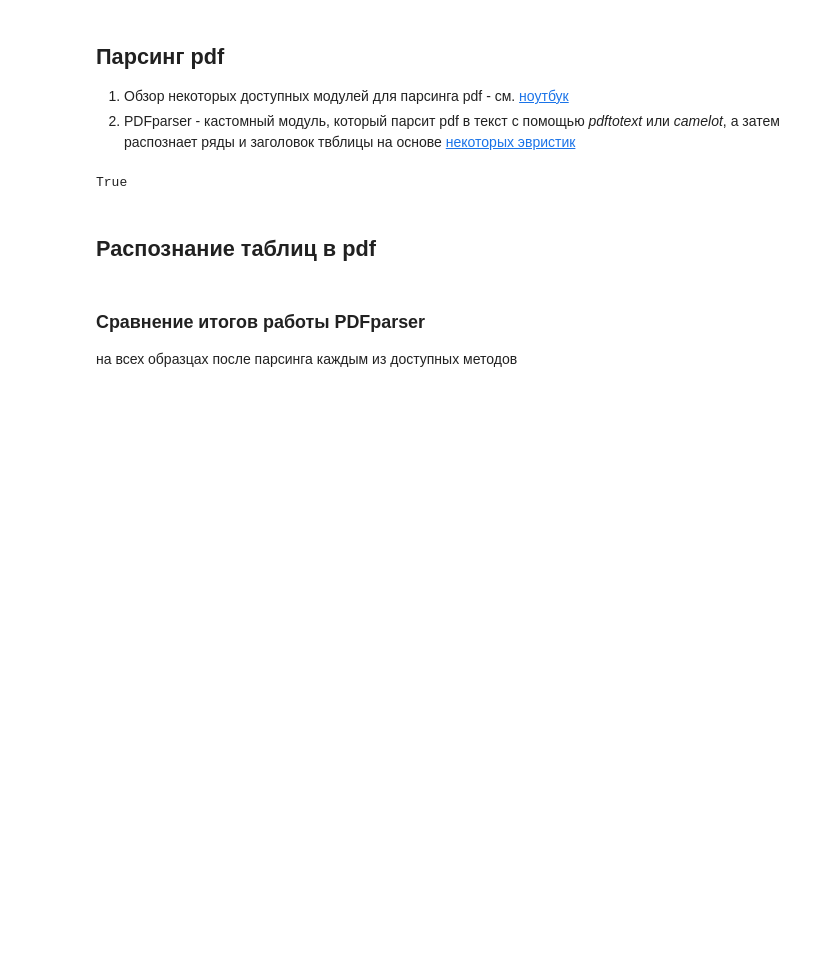
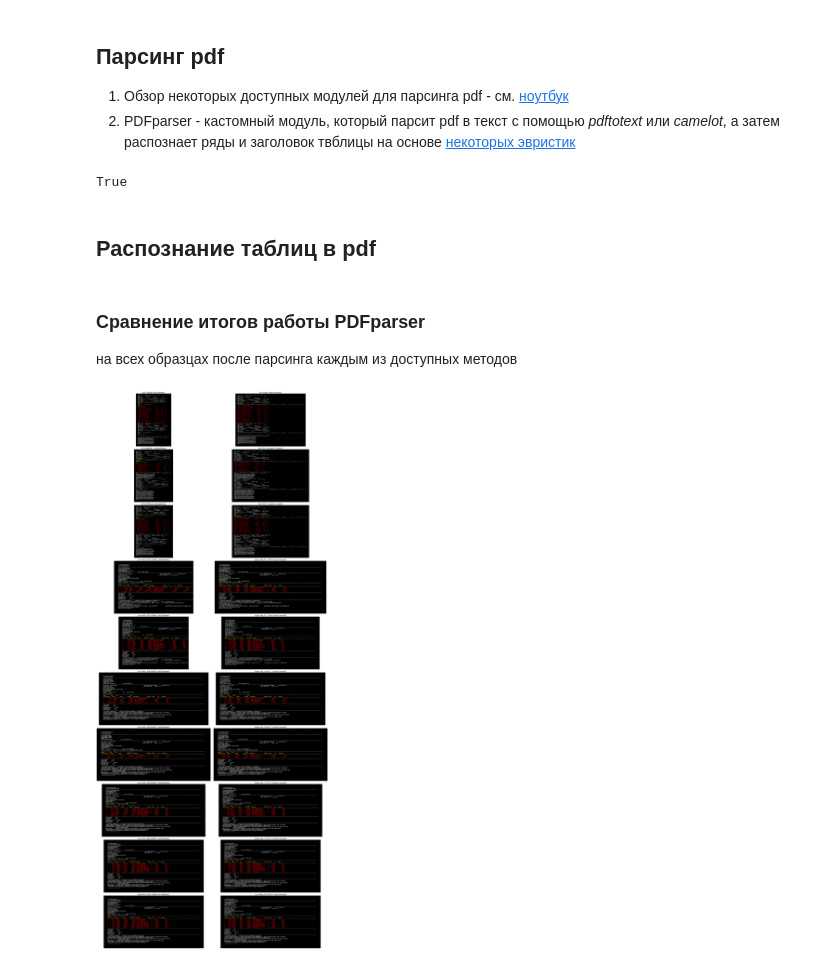
Before and after one commit to woldemarg/pdf_parser, a Jupyter notebook: scripts/notebooks/untitled1.ipynb, the cells around one changed output. Cells and saved outputs as stored; diff of their text form; code cells hidden in the pictures; blank space fills up the shorter version.

```diff
--- a/scripts/notebooks/untitled1.ipynb
+++ b/scripts/notebooks/untitled1.ipynb
@@ -95,16 +95,18 @@ pdf_pths = [str(pth) for pth
 # %%
 parse_mtds = ["pdftotext", "camelot"]
 
 params = {"axes.titlesize": "X-large"}
 plt.rcParams.update(params)
 
 fig, ax = plt.subplots(len(pdf_pths), len(parse_mtds),
                        figsize=(30, 70))
 
-for i, file in enumerate(pdf_pths):
-    for j, mtd in enumerate(parse_mtds):
+for i, fl in enumerate(pdf_pths):
+    for j, mt in enumerate(parse_mtds):
         ax[i, j].axis("off")
         ax[i, j].title.set_text(os.path.basename(pdf_pths[i]) +
                                 " (" + parse_mtds[j] + ")"  )
         ax[i, j].imshow(make_pdf_image(pdf_pths[i], parse_mtds[j]))
         fig.tight_layout()
+# %% [output]
+[figure, added]
```
Also changed, not shown: 2 other files.
